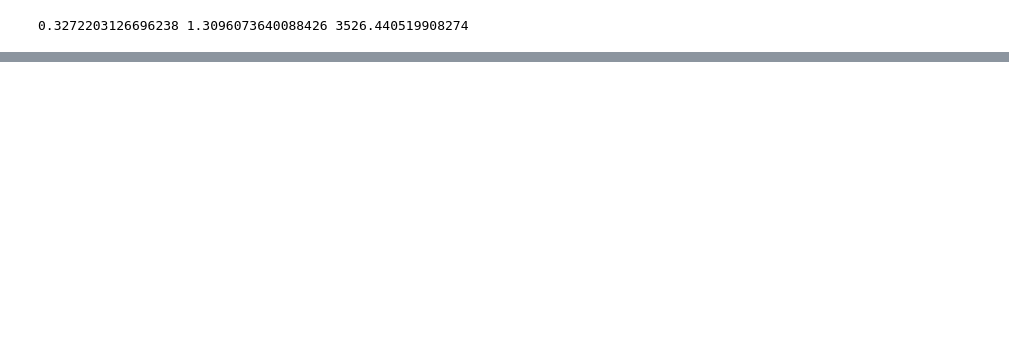
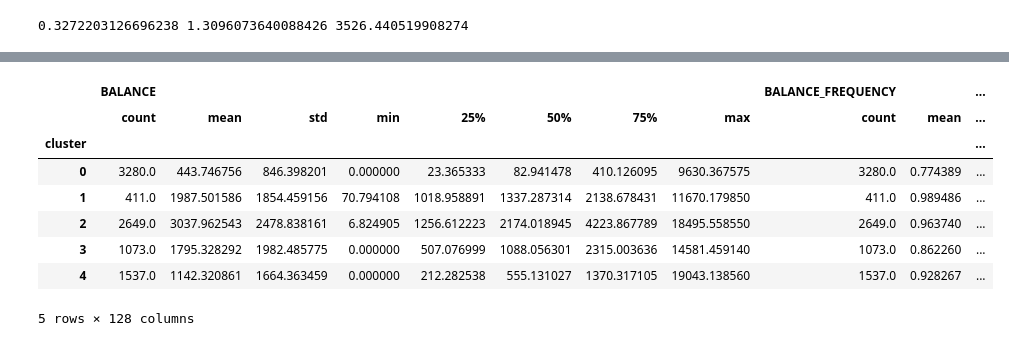
Before and after one commit to OseiasBeu/Data-Science, a Jupyter notebook: ExtraindoPadroesDeDados.ipynb, the cells around one changed output, grey strips where cells are left out. Drawn from its saved outputs; the diff is of its cells as text; code cells hidden in the pictures; blank space fills up the shorter version.

```diff
--- a/ExtraindoPadroesDeDados.ipynb
+++ b/ExtraindoPadroesDeDados.ipynb
@@ -139,0 +186,12 @@ print(s3, dbs3, calinski3)
+# %%
+dataframe.groupby('cluster').describe()
+# %% [output]
+|  | BALANCE |  |  |  |  |  |  |  | BALANCE_FREQUENCY |  | ... |
+|  | count | mean | std | min | 25% | 50% | 75% | max | count | mean | ... |
+| cluster |  |  |  |  |  |  |  |  |  |  | ... |
+| 0 | 3280.0 | 443.746756 | 846.398201 | 0.000000 | 23.365333 | 82.941478 | 410.126095 | 9630.367575 | 3280.0 | 0.774389 | ... |
+| 1 | 411.0 | 1987.501586 | 1854.459156 | 70.794108 | 1018.958891 | 1337.287314 | 2138.678431 | 11670.179850 | 411.0 | 0.989486 | ... |
+| 2 | 2649.0 | 3037.962543 | 2478.838161 | 6.824905 | 1256.612223 | 2174.018945 | 4223.867789 | 18495.558550 | 2649.0 | 0.963740 | ... |
+| 3 | 1073.0 | 1795.328292 | 1982.485775 | 0.000000 | 507.076999 | 1088.056301 | 2315.003636 | 14581.459140 | 1073.0 | 0.862260 | ... |
+| 4 | 1537.0 | 1142.320861 | 1664.363459 | 0.000000 | 212.282538 | 555.131027 | 1370.317105 | 19043.138560 | 1537.0 | 0.928267 | ... |
+5 rows × 128 columns
```
Also changed, not shown: parts of 20 cells of this notebook.
